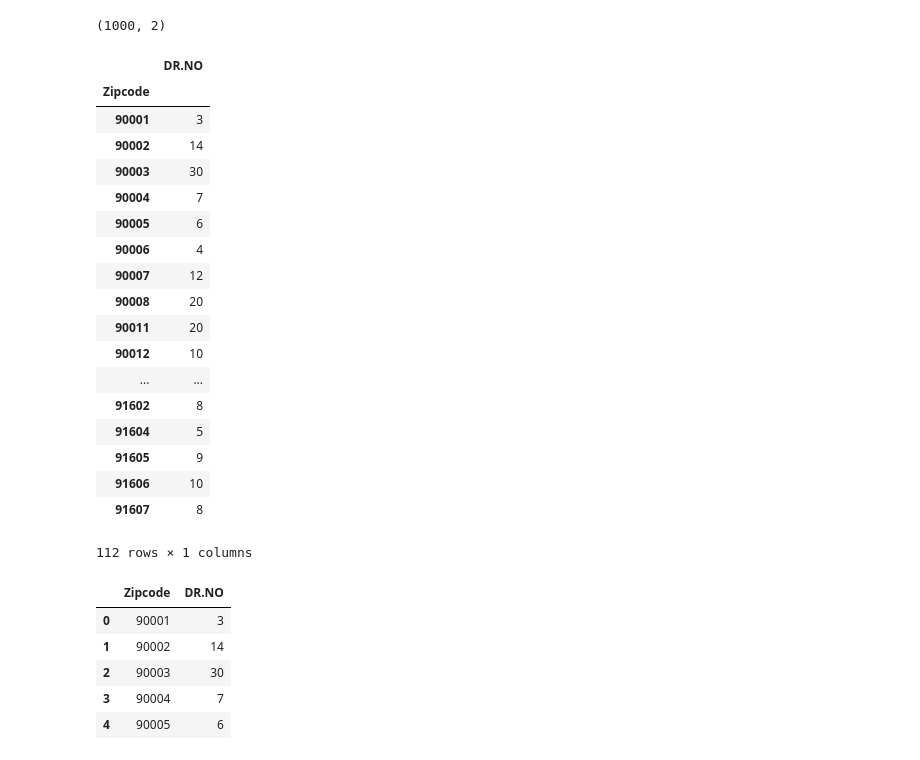
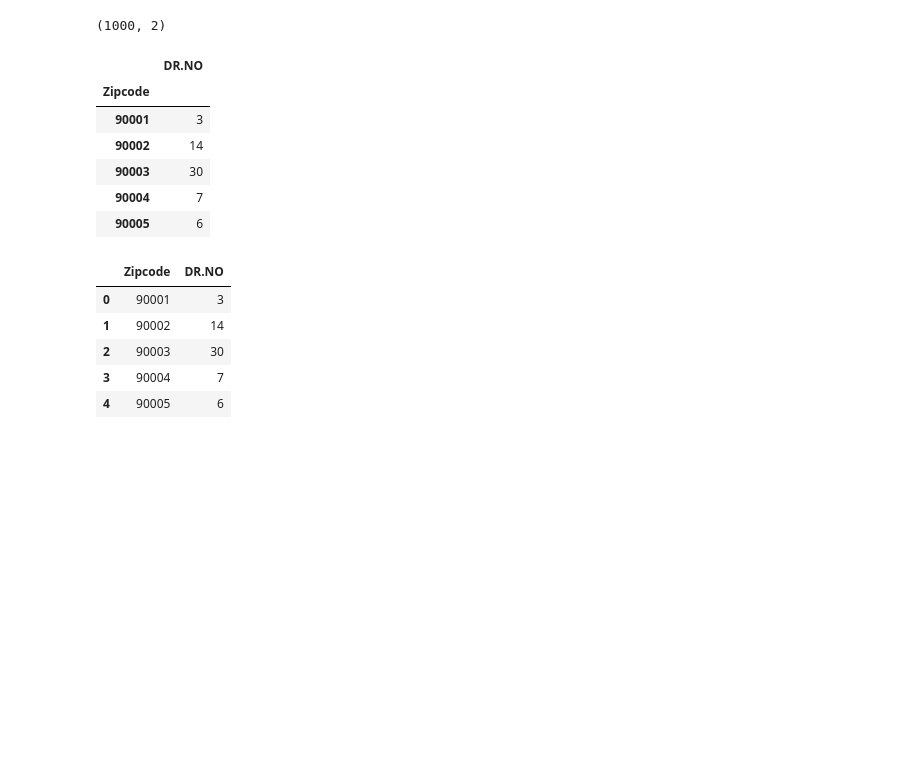
Before and after one commit to KPH3802/LA_Crime_and_Biking, a Jupyter notebook: LA_crime_and_biking.ipynb, the cells around one changed output. Cells and saved outputs as stored; diff of their text form; code cells hidden in the pictures; blank space fills up the shorter version.

```diff
--- a/LA_crime_and_biking.ipynb
+++ b/LA_crime_and_biking.ipynb
@@ -248,24 +270,12 @@ new_crimes_df.shape
 (1000, 2)
 # %%
 groupby_zip_crimes = new_crimes_df.groupby("Zipcode").count()
-groupby_zip_crimes
+groupby_zip_crimes.head()
 # %% [output]
 |  | DR.NO |
 | Zipcode |  |
 | 90001 | 3 |
 | 90002 | 14 |
 | 90003 | 30 |
 | 90004 | 7 |
 | 90005 | 6 |
-| 90006 | 4 |
-| 90007 | 12 |
-| 90008 | 20 |
-| 90011 | 20 |
-| 90012 | 10 |
-| ... | ... |
-| 91602 | 8 |
-| 91604 | 5 |
-| 91605 | 9 |
-| 91606 | 10 |
-| 91607 | 8 |
-112 rows × 1 columns
```
Also changed, not shown: parts of 4 cells of this notebook.
